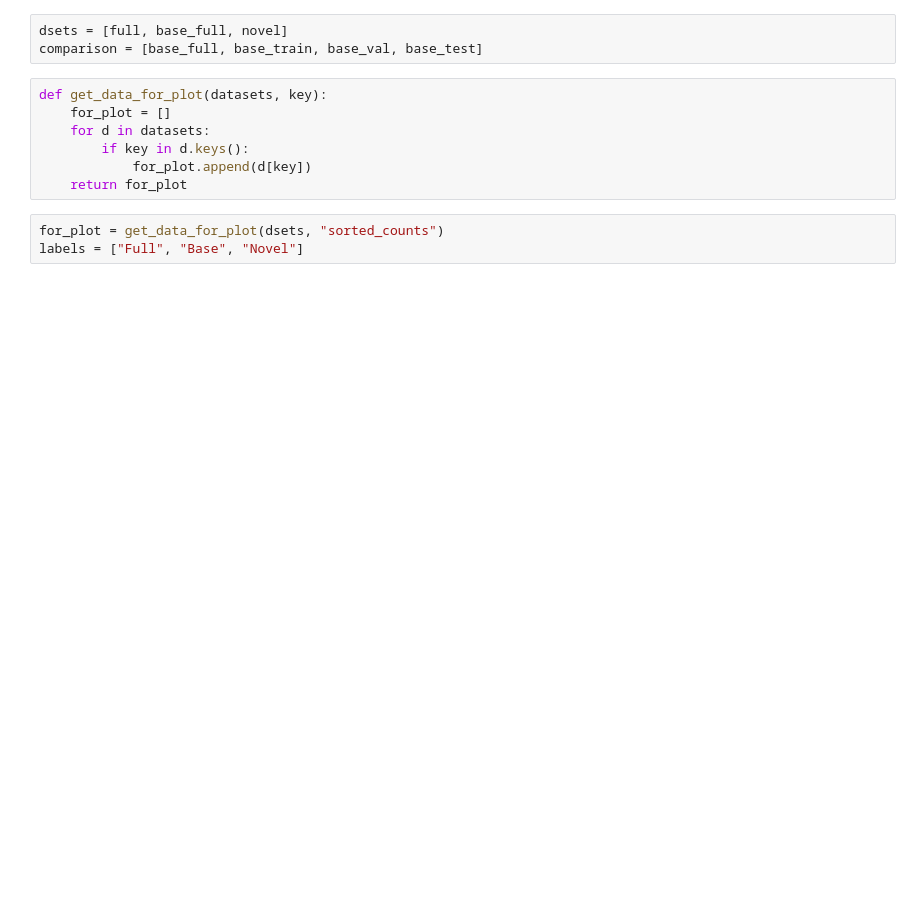
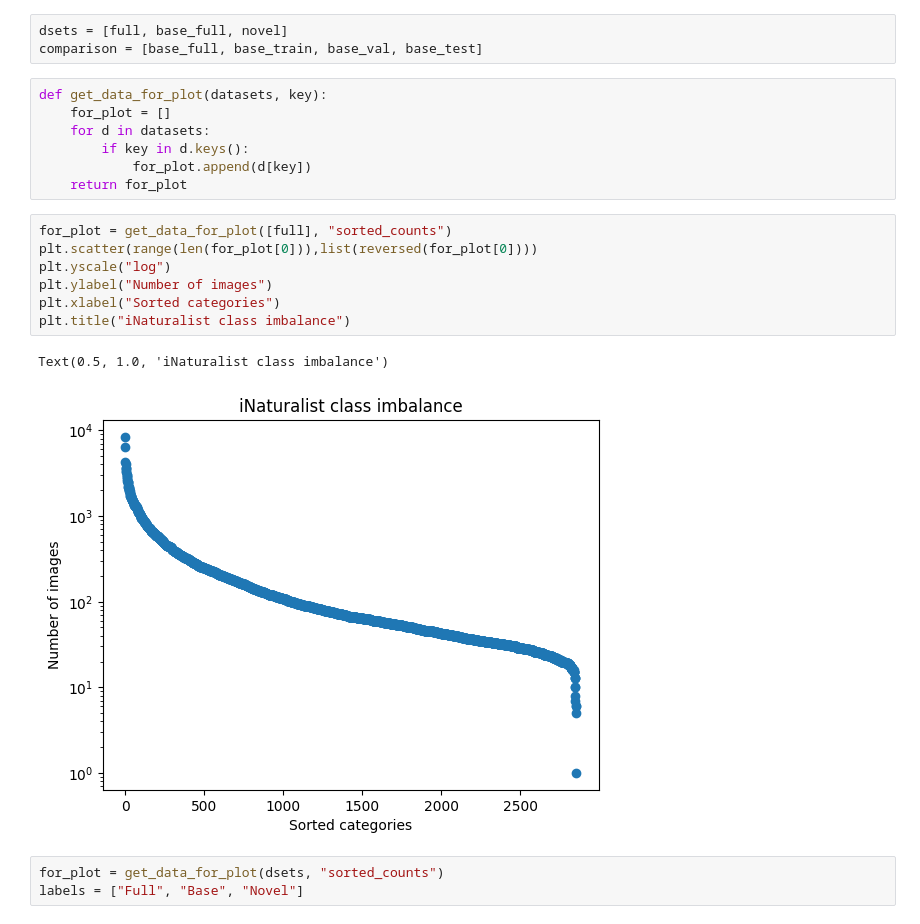
Before and after one commit to MarcelloCeresini/FSOD_CenterNet, a Jupyter notebook: src/notebooks/dataset_exploration.ipynb, the cells around one changed output. Drawn from its saved outputs; the diff is of its cells as text; blank space fills up the shorter version.

```diff
--- a/src/notebooks/dataset_exploration.ipynb
+++ b/src/notebooks/dataset_exploration.ipynb
@@ -151,6 +151,16 @@ def get_data_for_plot(datasets, key):
         if key in d.keys():
             for_plot.append(d[key])
     return for_plot
+# %%
+for_plot = get_data_for_plot([full], "sorted_counts")
+plt.scatter(range(len(for_plot[0])),list(reversed(for_plot[0])))
+plt.yscale("log")
+plt.ylabel("Number of images")
+plt.xlabel("Sorted categories")
+plt.title("iNaturalist class imbalance")
+# %% [output]
+Text(0.5, 1.0, 'iNaturalist class imbalance')
+[figure, added]
 # %%
 for_plot = get_data_for_plot(dsets, "sorted_counts")
 labels = ["Full", "Base", "Novel"]
```
Also changed, not shown: parts of 9 cells of this notebook, 7 other files.
